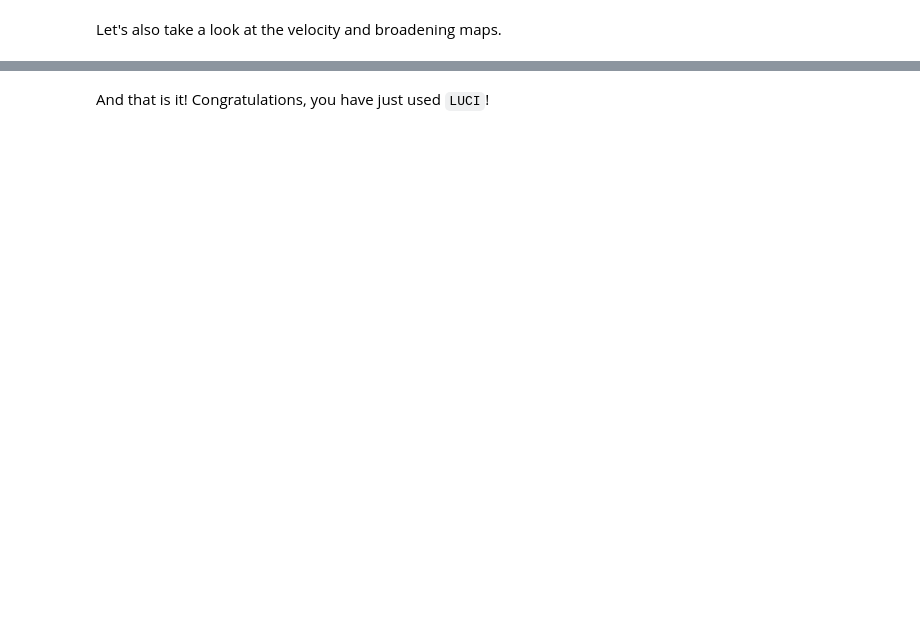
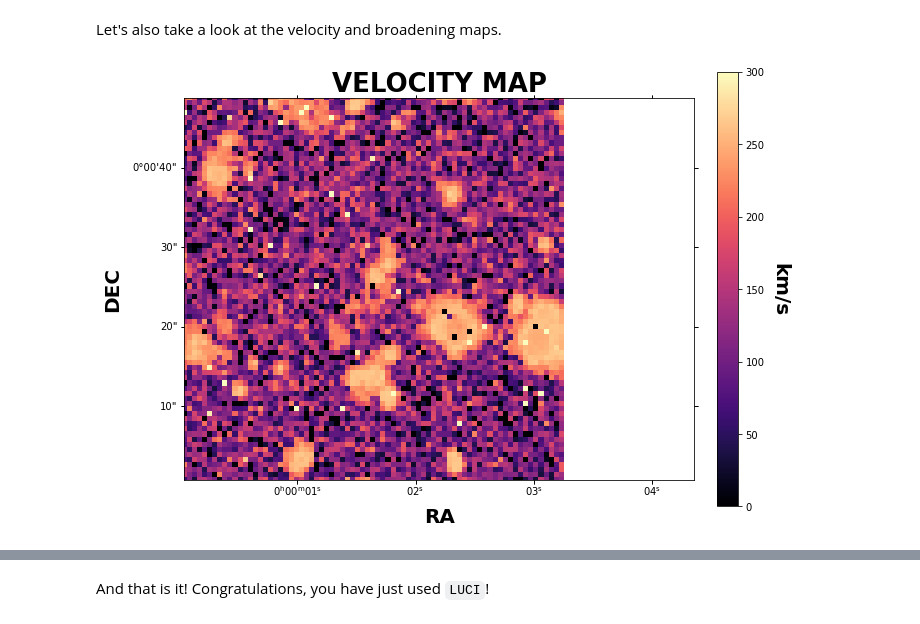
Before and after one commit to crhea93/LUCI, a Jupyter notebook: Examples/BasicExample.ipynb, the cells around one changed output, grey strips where cells are left out. Cells and saved outputs as stored; diff of their text form; code cells hidden in the pictures; blank space fills up the shorter version.

```diff
--- a/Examples/BasicExample.ipynb
+++ b/Examples/BasicExample.ipynb
@@ -73,10 +81,10 @@ vel_map, broad_map, flux_map, chi2_fits = cube.fit_cube(
     'sincgauss',   # fit function
     [1,1,1,1,1],  # velocity relationship
     [1,1,1,1,1],  # sigma relationship
-    900, 1200,    # x bounds
-    700, 1100,    # y bounds
+    1050, 1200,    # x bounds
+    900, 1100,    # y bounds
     bkg=bkg_sky, binning=2,
-    n_threads=2
+    n_threads=1
 )
 # %% [markdown]
 Let's take a look at the flux map for Halpha.
@@ -87,5 +97,7 @@ lplt.plot_map(flux_map[:,:,0], 'flux', cube_dir, cube.header, clims=[-18, -14])
 # %% [markdown]
 Let's also take a look at the velocity and broadening maps.
 # %%
-lplt.plot_map(vel_map[:,:,0], 'velocity', cube_dir, cube.header, clims=[0, 500])
+lplt.plot_map(vel_map[:,:,0], 'velocity', cube_dir, cube.header, clims=[0, 300])
+# %% [output]
+[figure, added]
 # %%
```
Also changed, not shown: parts of 5 cells of this notebook, 2 other files.
